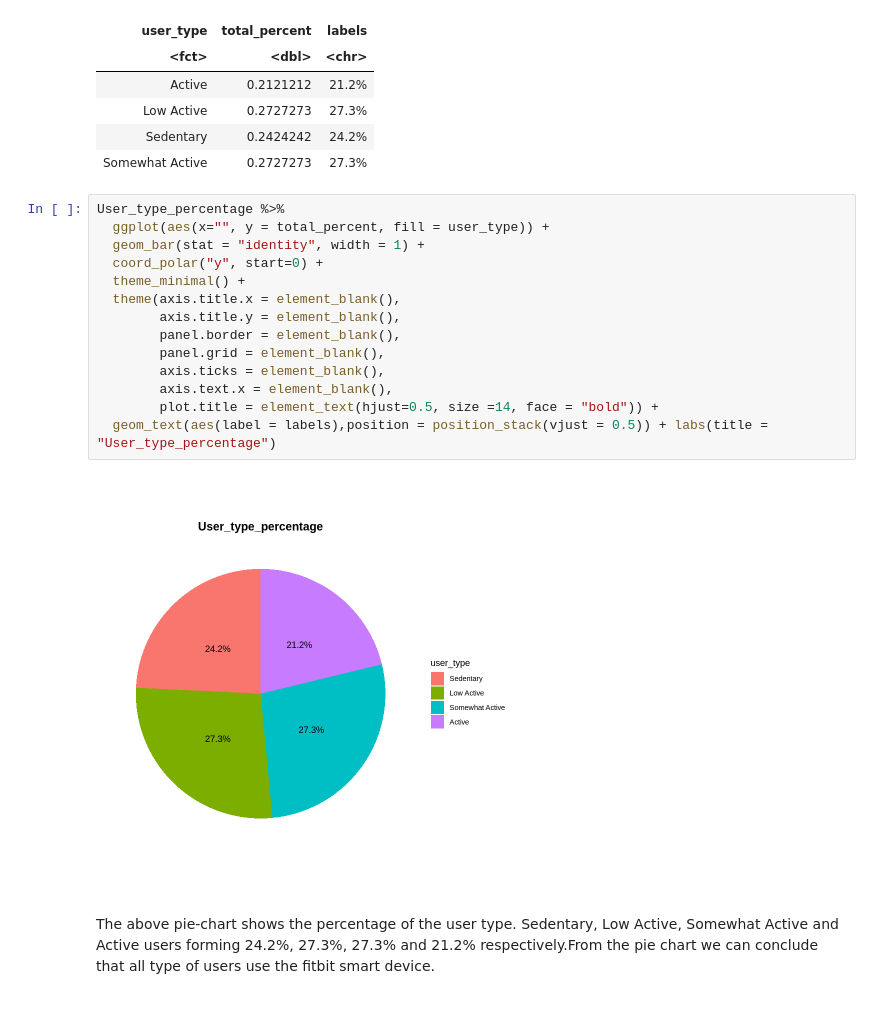
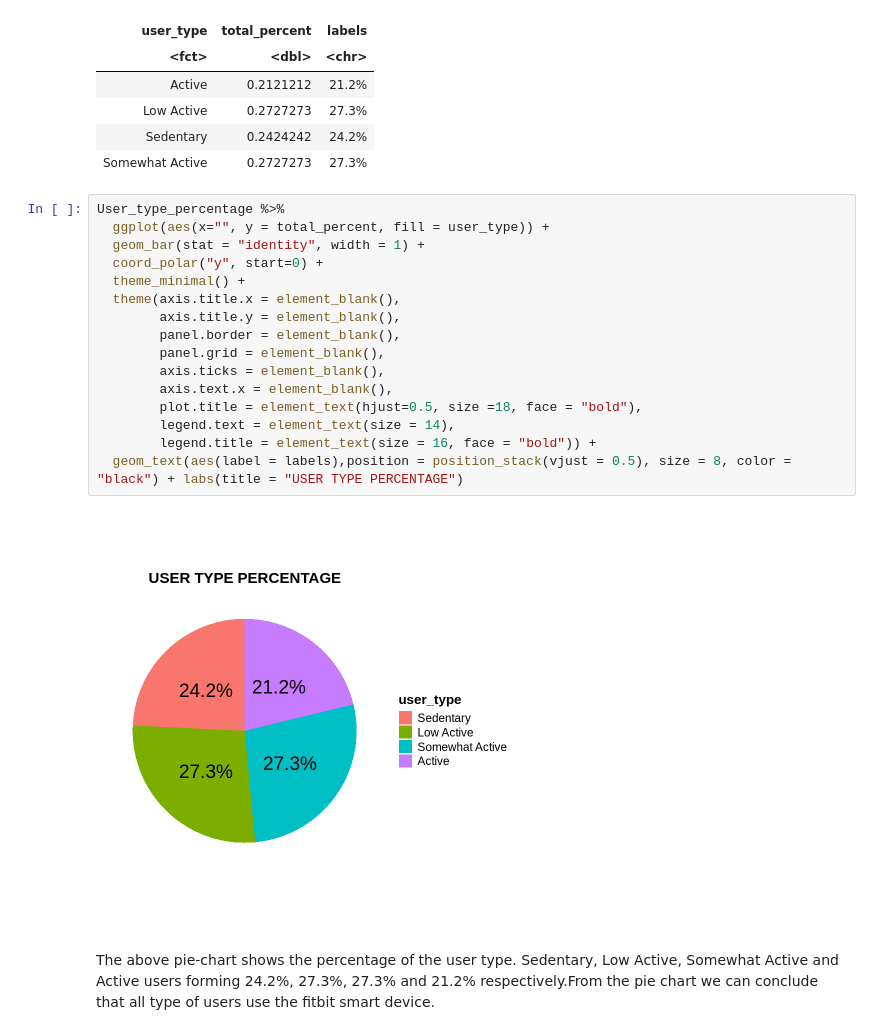
Before and after one commit to loureenvalyne/R_projects, a Jupyter notebook: Bellabeat_Case_Study_with_R.ipynb, the cells around one changed output. Saved outputs shown, nothing was run; the diff lists cells and outputs as text.

```diff
--- a/Bellabeat_Case_Study_with_R.ipynb
+++ b/Bellabeat_Case_Study_with_R.ipynb
@@ -507,19 +543,21 @@ A tibble: 4 × 3
 # %%
 User_type_percentage %>%
   ggplot(aes(x="", y = total_percent, fill = user_type)) +
   geom_bar(stat = "identity", width = 1) +
   coord_polar("y", start=0) +
   theme_minimal() +
   theme(axis.title.x = element_blank(),
         axis.title.y = element_blank(),
         panel.border = element_blank(),
         panel.grid = element_blank(),
         axis.ticks = element_blank(),
         axis.text.x = element_blank(),
-        plot.title = element_text(hjust=0.5, size =14, face = "bold")) +
-  geom_text(aes(label = labels),position = position_stack(vjust = 0.5)) + labs(title = "User_type_percentage")
+        plot.title = element_text(hjust=0.5, size =18, face = "bold"),
+        legend.text = element_text(size = 14),
+        legend.title = element_text(size = 16, face = "bold")) +
+  geom_text(aes(label = labels),position = position_stack(vjust = 0.5), size = 8, color = "black") + labs(title = "USER TYPE PERCENTAGE")
 # %% [output]
-[figure, old version]
+[figure, new version]
 # %% [markdown]
 The above pie-chart shows the percentage of the user type. Sedentary, Low Active, Somewhat Active and Active users forming 24.2%, 27.3%, 27.3% and 21.2% respectively.From the pie chart we can conclude that all type of users use the fitbit smart device.
 # %% [markdown]
```
Also changed, not shown: parts of 10 cells of this notebook.
